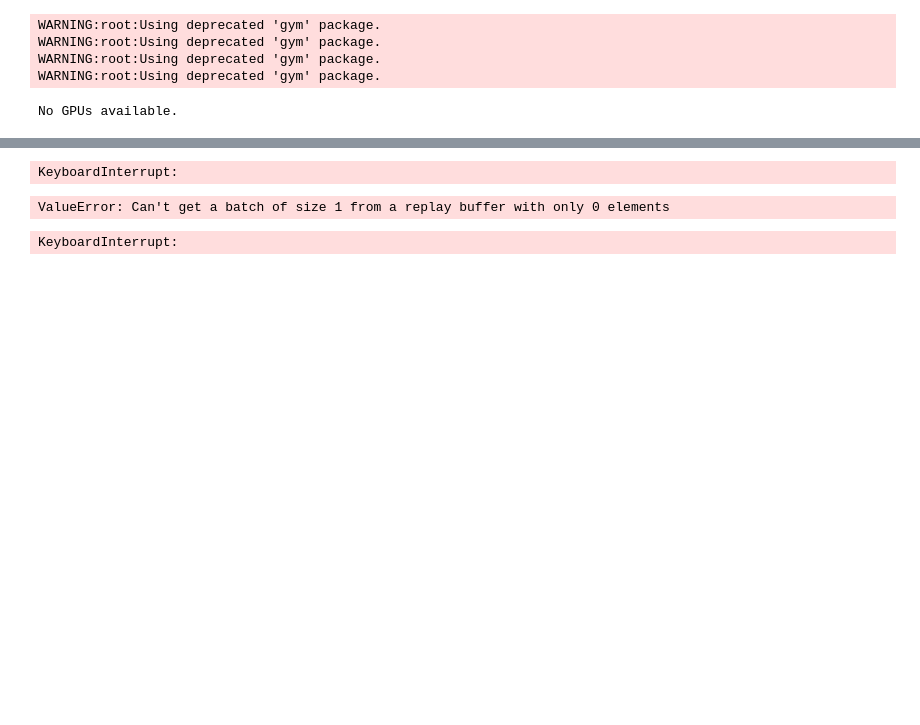
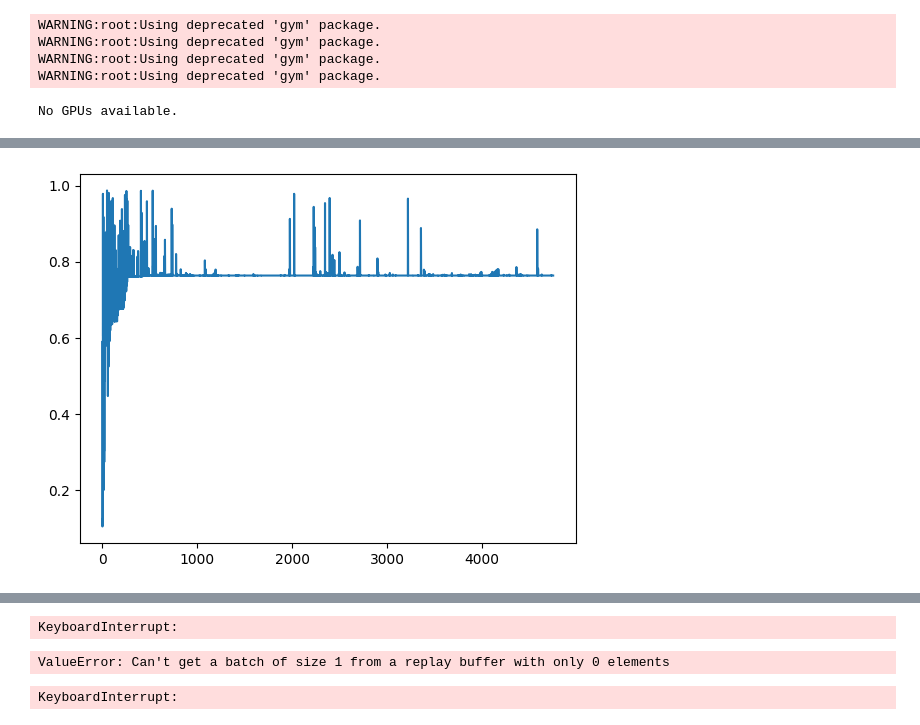
Before and after one commit to Etyl/Pearl, a Jupyter notebook: swarm-rl/main_2.ipynb, the cells around one changed output, grey strips where cells are left out. Drawn from its saved outputs; the diff is of its cells as text; code cells hidden in the pictures; blank space fills up the shorter version.

```diff
--- a/swarm-rl/main_2.ipynb
+++ b/swarm-rl/main_2.ipynb
@@ -133 +136,11 @@ Loaded 206585 transitions from data/rl-run-data.json
 Building buffer...
+# %%
+indices = np.where(offline_data_replay_buffer._weights == np.max(offline_data_replay_buffer._weights))[0]
+rewards = []
+for idx in indices:
+    rewards.append(offline_data_replay_buffer._memory[idx].reward[0])
+
+plt.plot(rewards)
+plt.show()
+# %% [output]
+[figure, added]
```
Also changed, not shown: parts of 4 cells of this notebook, 1 other file.
